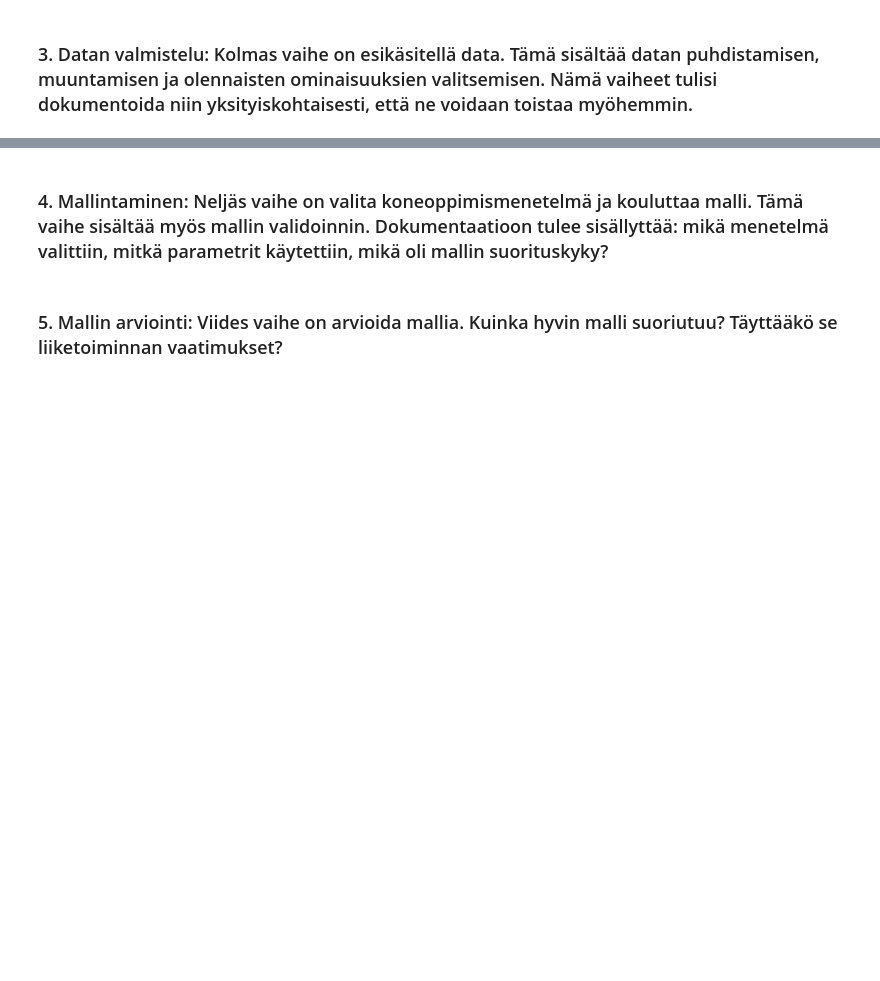
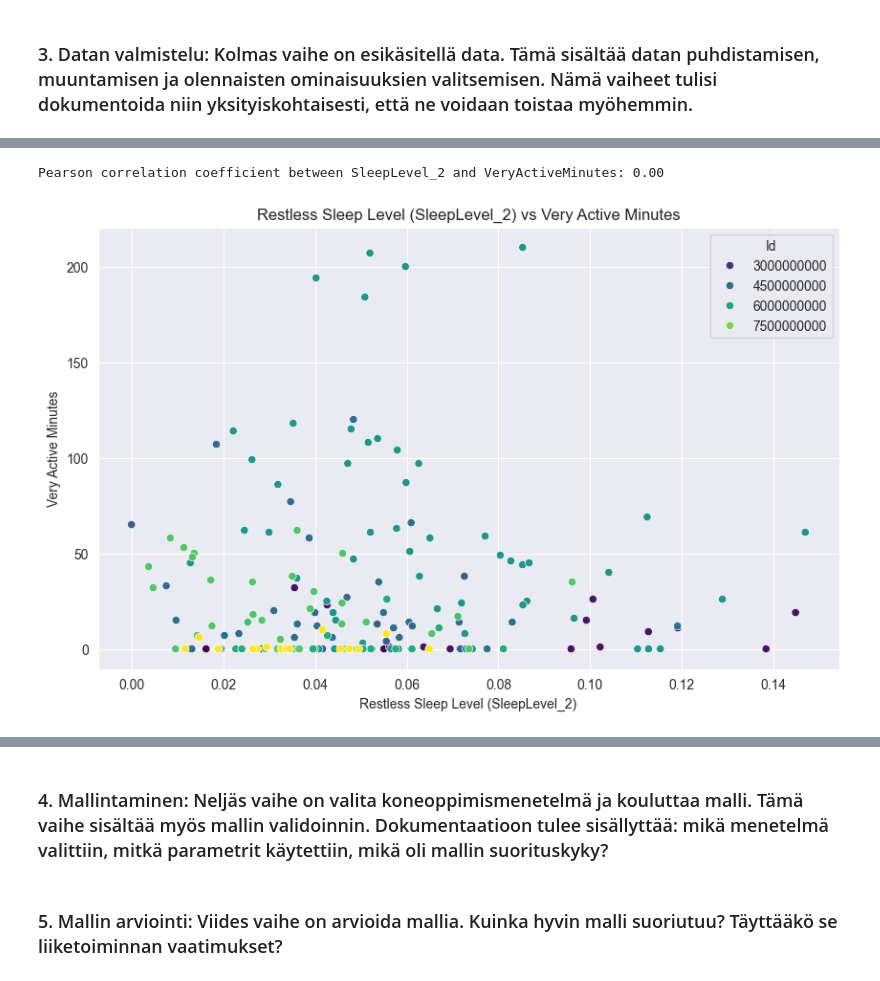
Before and after one commit to kismet85/dkkoAssignments, a Jupyter notebook: Projekti/Uni_ja_liikuntatottumukset.ipynb, the cells around one changed output, grey strips where cells are left out. Cells and saved outputs as stored; diff of their text form; code cells hidden in the pictures; blank space fills up the shorter version.

```diff
--- a/Projekti/Uni_ja_liikuntatottumukset.ipynb
+++ b/Projekti/Uni_ja_liikuntatottumukset.ipynb
@@ -564,0 +198,20 @@ plt.show()
+# %%
+
+
+# Print the correlation coefficient
+print(f"Pearson correlation coefficient between SleepLevel_2 and VeryActiveMinutes: {correlation:.2f}")
+
+# Optionally, visualize the relationship with a scatter plot
+plt.figure(figsize=(10, 6))
+sns.scatterplot(x=dailyData['SleepLevel_2'], y=dailyData['VeryActiveMinutes'], hue=dailyData['Id'], palette='viridis')
+
+# Add title and labels
+plt.title('Restless Sleep Level (SleepLevel_2) vs Very Active Minutes')
+plt.xlabel('Restless Sleep Level (SleepLevel_2)')
+plt.ylabel('Very Active Minutes')
+
+# Show the plot
+plt.show()
+# %% [output]
+Pearson correlation coefficient between SleepLevel_2 and VeryActiveMinutes: 0.00
+[figure, added]
```
Also changed, not shown: parts of 42 cells of this notebook, 9 other files.
